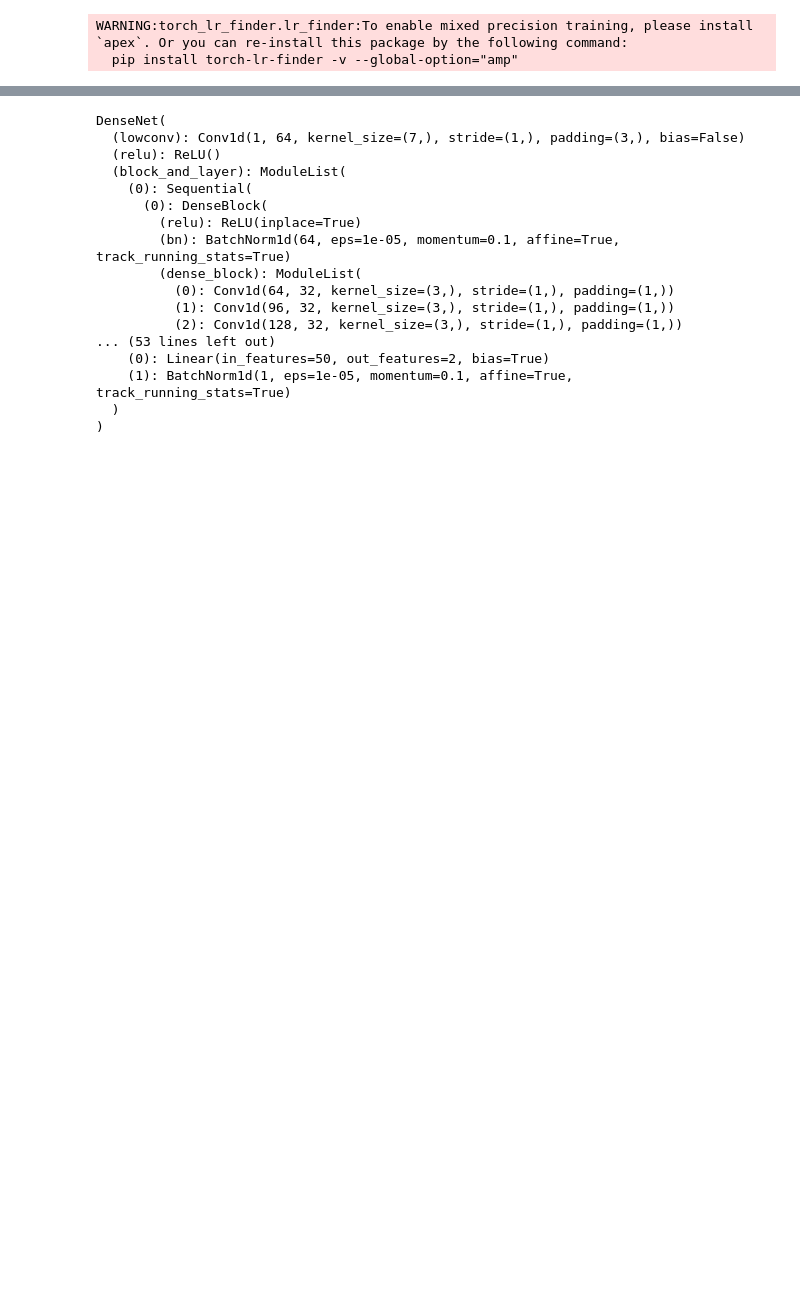
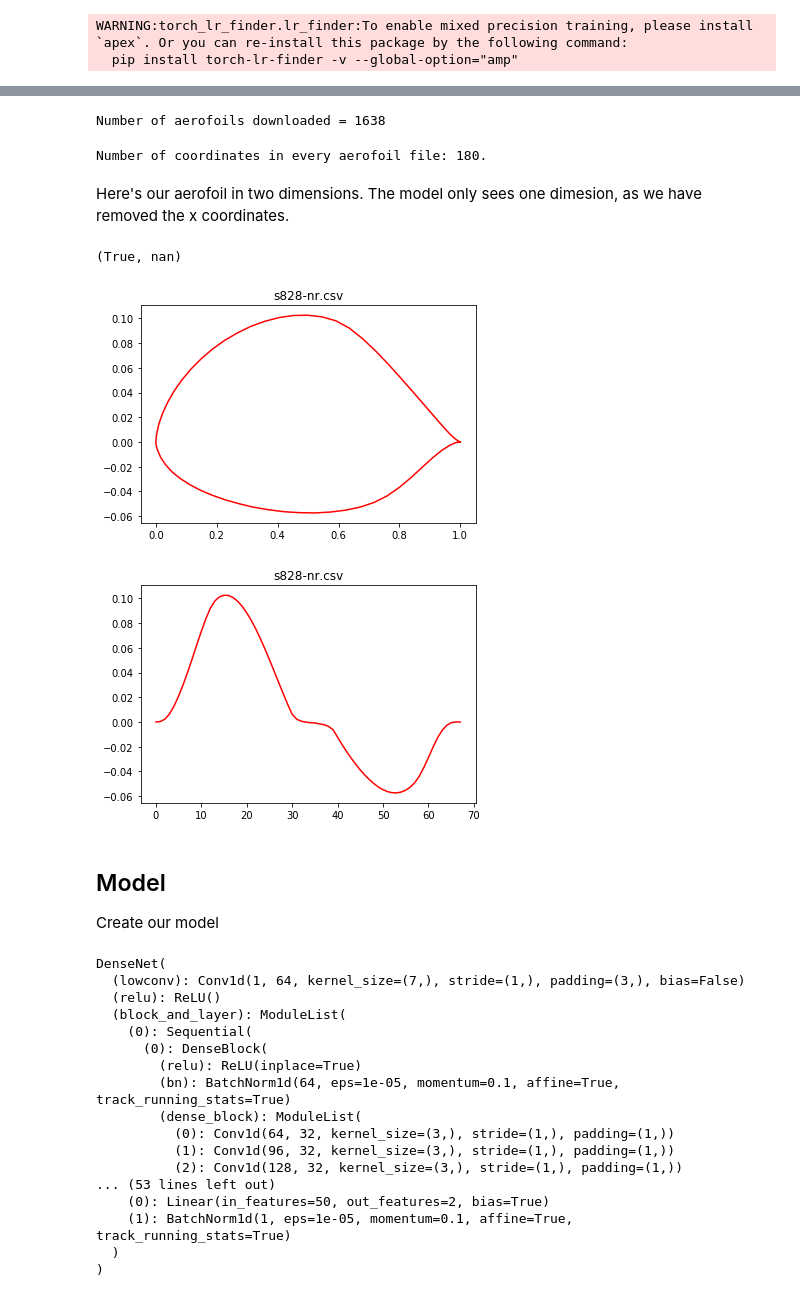
Before and after one commit to Stoops-ML/aerofoils, a Jupyter notebook: main.ipynb, the cells around one changed output, grey strips where cells are left out. Cells and saved outputs as stored; diff of their text form; code cells hidden in the pictures; blank space fills up the shorter version.

```diff
--- a/main.ipynb
+++ b/main.ipynb
@@ -23,3 +29,25 @@ WARNING:torch_lr_finder.lr_finder:To enable mixed precision training, please ins
+# %%
+download_aerofoils('data/downloaded_aerofoils', overwrite=False)
+input_size = aerofoil_redistribution('data/downloaded_aerofoils/ag04-il.csv', 'data/downloaded_aerofoils/',
+                                     'data/redistributed_aerofoils')
+split_data('data/redistributed_aerofoils', 'data/processed_data')
+# %% [output]
+Number of aerofoils downloaded = 1638
+Number of coordinates in every aerofoil file: 180.
+# %% [markdown]
+Here's our aerofoil in two dimensions. The model only sees one dimesion, as we have removed the x coordinates.
+# %%
+a = np.array([1,2,np.nan])
+np.isnan(np.sum(a)), np.sum(a)
+# %% [output]
+(True, nan)
+# %%
+file = 'data/downloaded_aerofoils/s828-nr.csv'
+show.show_aerofoil(file)
+show.show_aerofoil(file, dimensions=1)
+# %% [output]
+[figure, added]
+[figure, added]
 # %%
 # device configuration
 torch.manual_seed(0)
@@ -39,3 +67,6 @@ print_dir.mkdir()
+# %% [markdown]
+## Model
+Create our model
 # %%
 # hyper parameters
 hidden_layers = [50]
```
Also changed, not shown: parts of 16 cells of this notebook, 8 other files.
